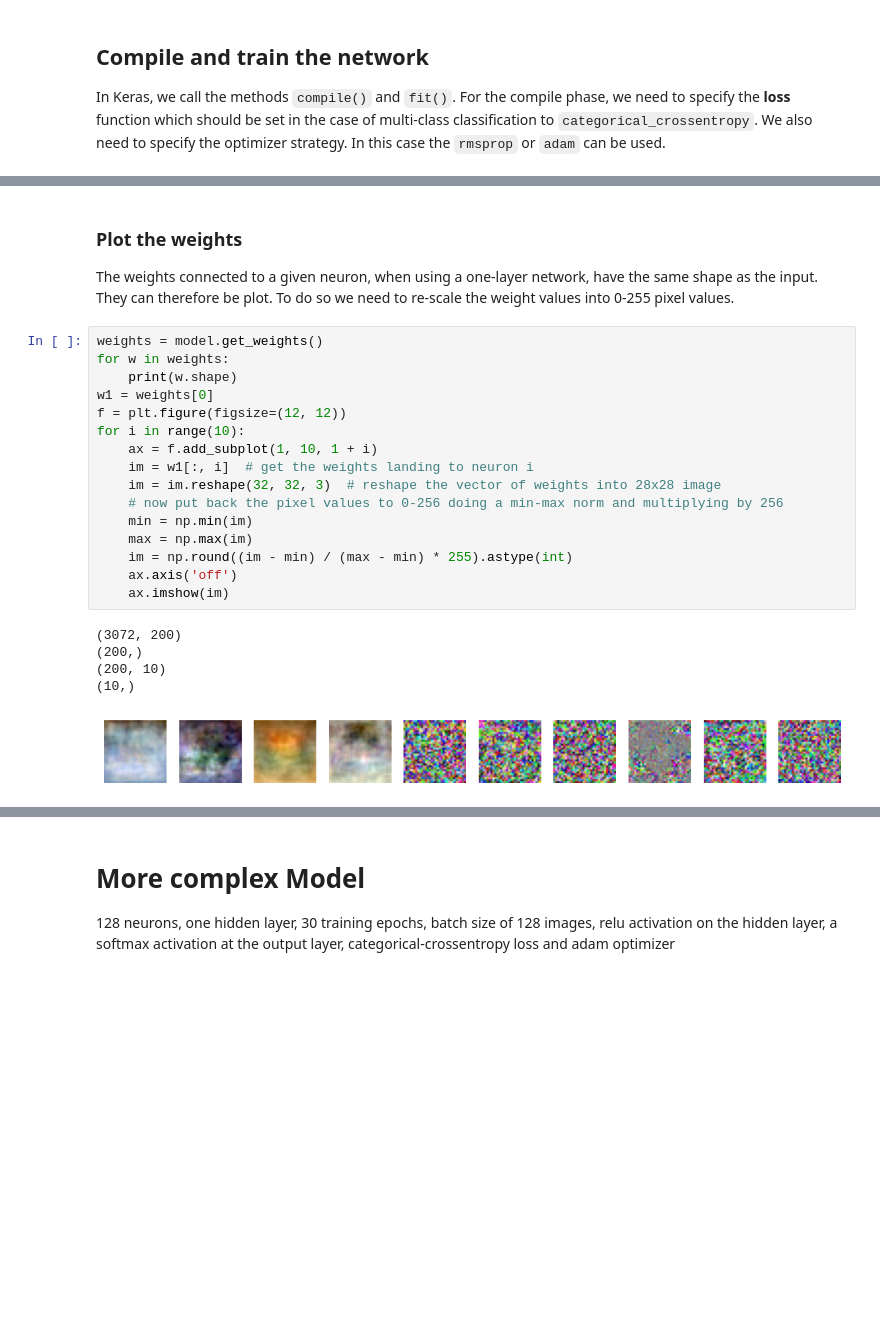
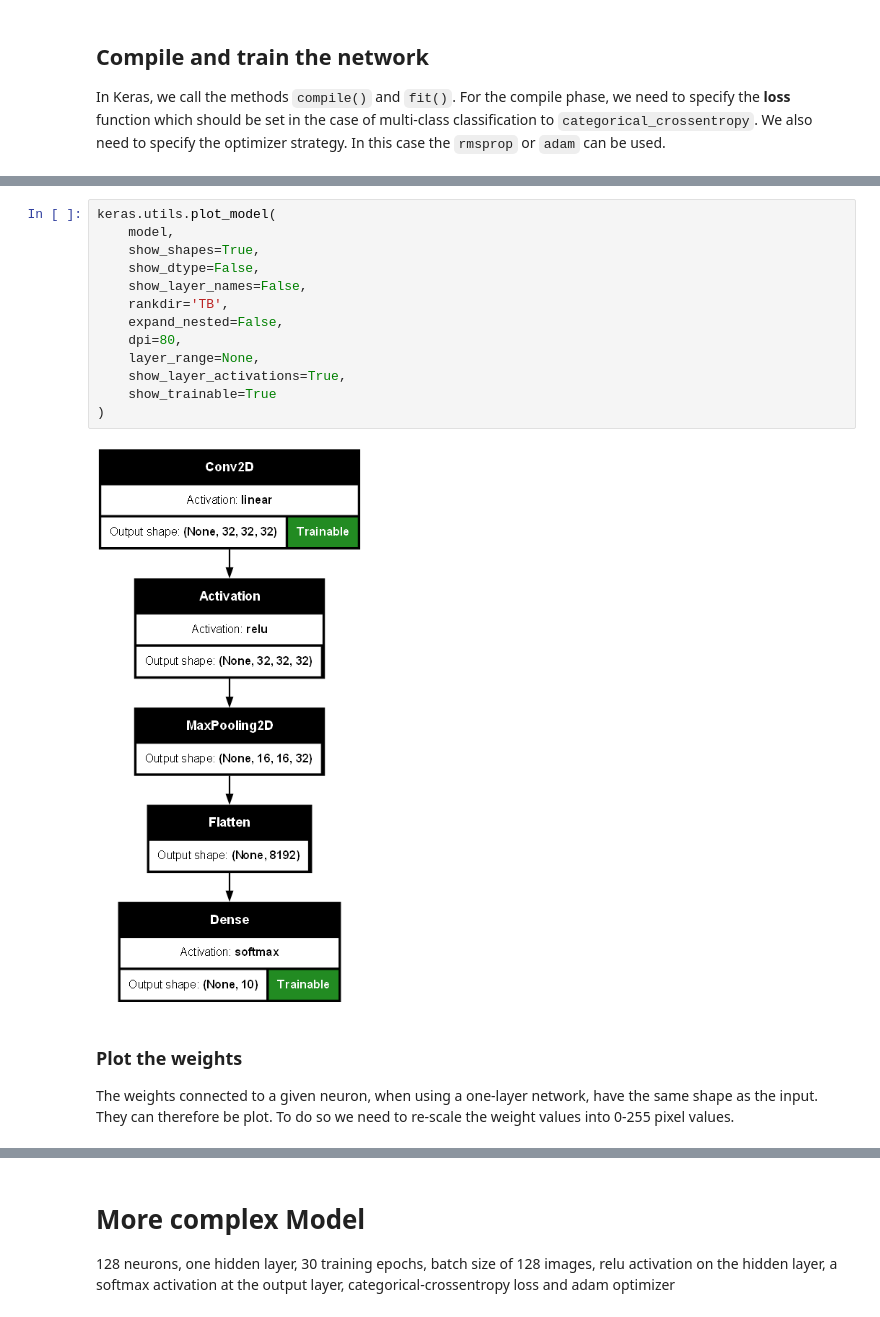
Before and after one commit to dave1b/TSM_DeLearn, a Jupyter notebook: week4/keras-CIFAR10-CNN.ipynb, the cells around one changed output, grey strips where cells are left out. Saved outputs shown, nothing was run; the diff lists cells and outputs as text; blank space fills up the shorter version.

```diff
--- a/week4/keras-CIFAR10-CNN.ipynb
+++ b/week4/keras-CIFAR10-CNN.ipynb
@@ -189,25 +219,18 @@ plt.show()
+# %%
+keras.utils.plot_model(
+    model,
+    show_shapes=True,
+    show_dtype=False,
+    show_layer_names=False,
+    rankdir='TB',
+    expand_nested=False,
+    dpi=80,
+    layer_range=None,
+    show_layer_activations=True,
+    show_trainable=True
+)
+# %% [output]
+[figure, added]
 # %% [markdown]
 ### Plot the weights
 The weights connected to a given neuron, when using a one-layer network, have the same shape as the input. They can therefore be plot. To do so we need to re-scale the weight values into 0-255 pixel values.
-# %%
-weights = model.get_weights()
-for w in weights:
-    print(w.shape)
-w1 = weights[0]
-f = plt.figure(figsize=(12, 12))
-for i in range(10):
-    ax = f.add_subplot(1, 10, 1 + i)
-    im = w1[:, i]  # get the weights landing to neuron i
-    im = im.reshape(32, 32, 3)  # reshape the vector of weights into 28x28 image
-    # now put back the pixel values to 0-256 doing a min-max norm and multiplying by 256
-    min = np.min(im)
-    max = np.max(im)
-    im = np.round((im - min) / (max - min) * 255).astype(int)
-    ax.axis('off')
-    ax.imshow(im)
-# %% [output]
-(3072, 200)
-(200,)
-(200, 10)
-(10,)
-[figure, removed]
```
Also changed, not shown: parts of 25 cells of this notebook, 1 other file.
